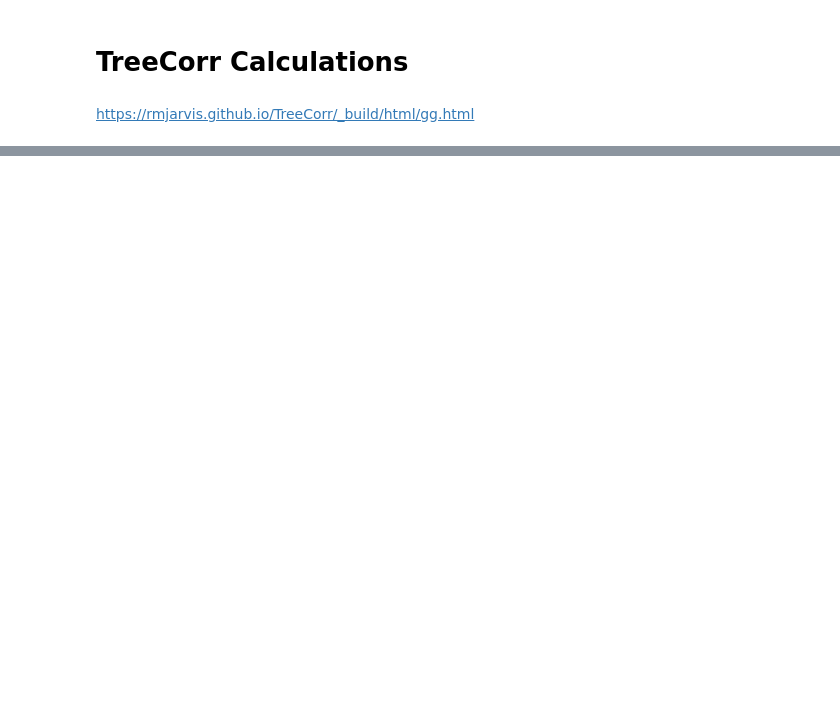
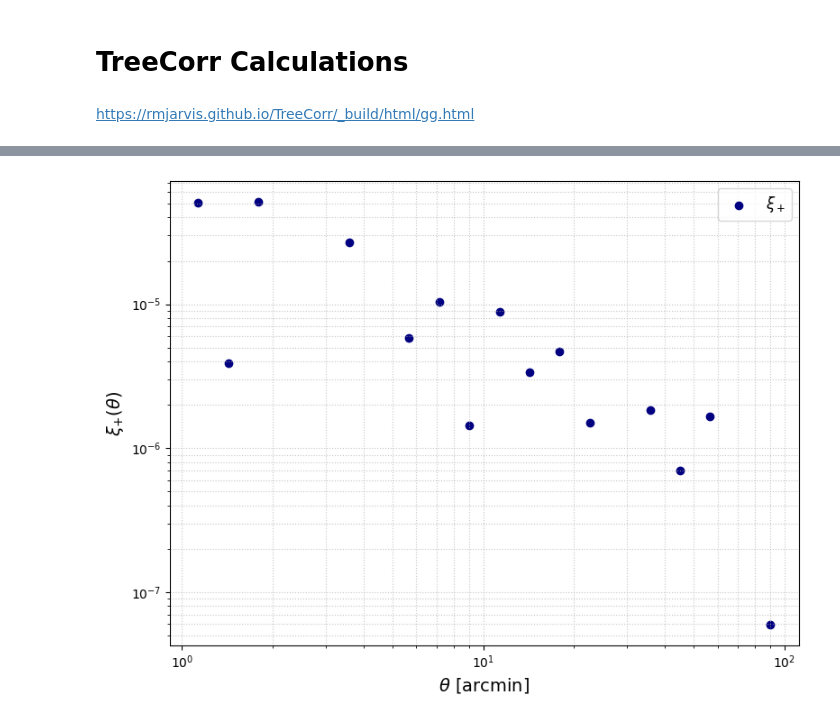
Before and after one commit to darynaYus/cosmic-shear-with-spec-z, a Jupyter notebook: treecorr/treecorr_test.ipynb, the cells around one changed output, grey strips where cells are left out. Cells and saved outputs as stored; diff of their text form; code cells hidden in the pictures; blank space fills up the shorter version.

```diff
--- a/treecorr/treecorr_test.ipynb
+++ b/treecorr/treecorr_test.ipynb
@@ -69,0 +152,16 @@ plt.show()
+# %%
+fig, ax = plt.subplots(figsize=(8, 6))
+
+ax.scatter(r, xip, label=r'$\xi_+$', color='navy')
+
+ax.set_xscale('log')
+ax.set_yscale('log')
+ax.set_xlabel(r'$\theta$ [arcmin]', fontsize=14)
+ax.set_ylabel(r'$\xi_{+}(\theta)$', fontsize=14)
+ax.legend(fontsize=12)
+ax.grid(True, which='both', linestyle=':', alpha=0.7)
+
+plt.tight_layout()
+plt.show()
+# %% [output]
+[figure, added]
```
Also changed, not shown: parts of 18 cells of this notebook.
